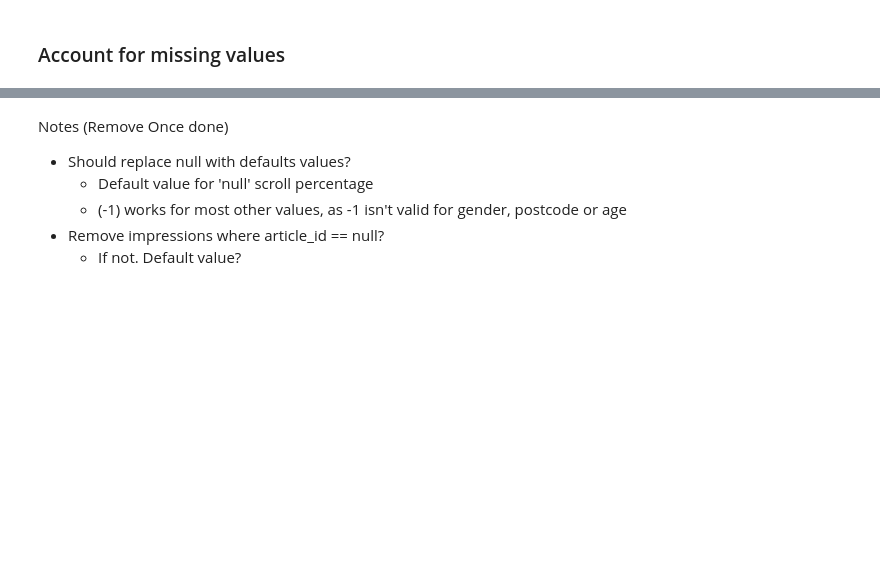
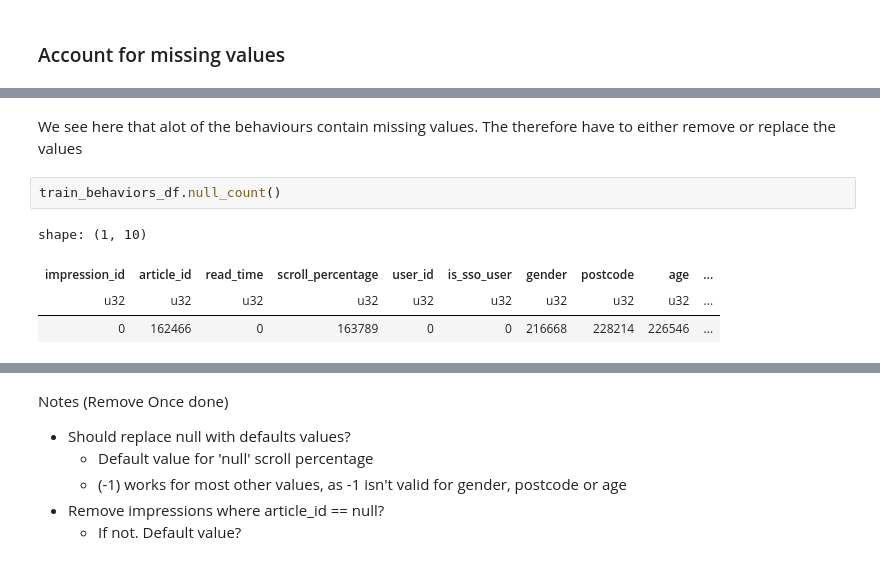
Before and after one commit to PedroPCardonaA/TDT4215_recommender_system, a Jupyter notebook: recommender_system/collaborative-filtering.ipynb, the cells around one changed output, grey strips where cells are left out. Saved outputs shown, nothing was run; the diff lists cells and outputs as text; blank space fills up the shorter version.

```diff
--- a/recommender_system/collaborative-filtering.ipynb
+++ b/recommender_system/collaborative-filtering.ipynb
@@ -106,0 +128,9 @@ This is the impressions we will use to compare users
+# %% [markdown]
+We see here that alot of the behaviours contain missing values. The therefore have to either remove or replace the values
+# %%
+train_behaviors_df.null_count()
+# %% [output]
+shape: (1, 10)
+| impression_id | article_id | read_time | scroll_percentage | user_id | is_sso_user | gender | postcode | age | ... |
+| u32 | u32 | u32 | u32 | u32 | u32 | u32 | u32 | u32 | ... |
+| 0 | 162466 | 0 | 163789 | 0 | 0 | 216668 | 228214 | 226546 | ... |
```
Also changed, not shown: parts of 13 cells of this notebook.
